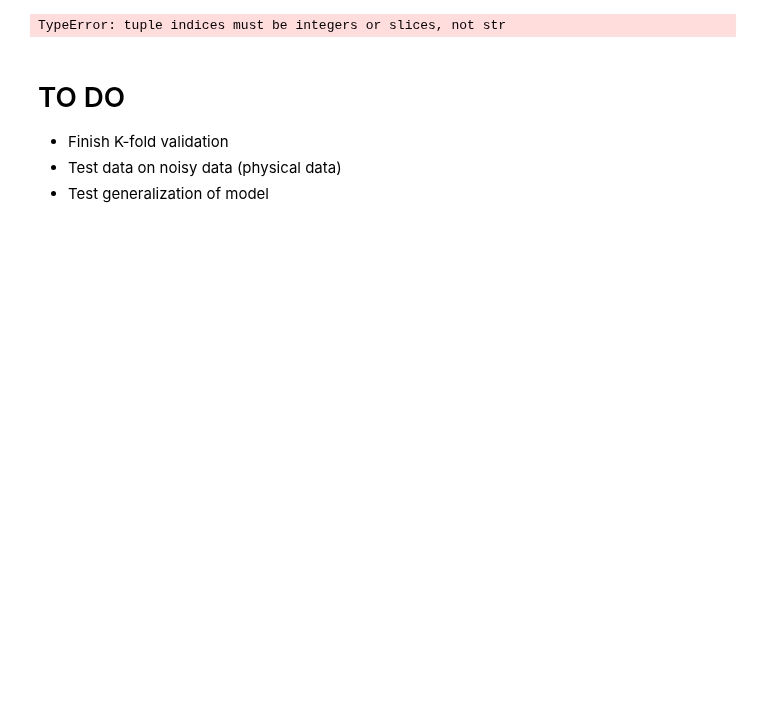
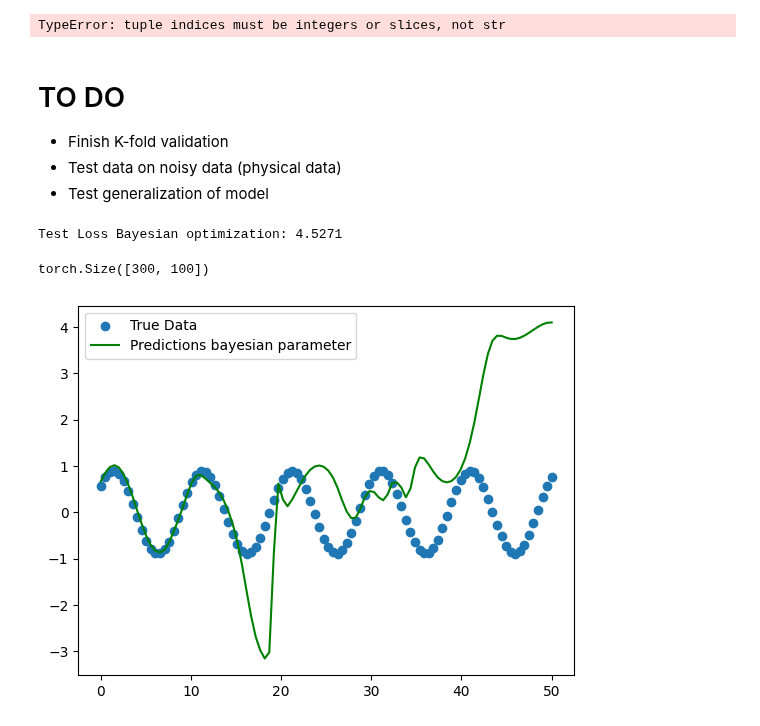
Before and after one commit to gvansan/Machine-learning-project, a Jupyter notebook: Harmonic Oscillator.ipynb, the cells around one changed output. Drawn from its saved outputs; the diff is of its cells as text; code cells hidden in the pictures; blank space fills up the shorter version.

Commit message:
generalization Harmonic Oscillator added

```diff
--- a/Harmonic Oscillator.ipynb
+++ b/Harmonic Oscillator.ipynb
@@ -393,3 +393,33 @@ TypeError: tuple indices must be integers or slices, not str
 - Finish K-fold validation
 - Test data on noisy data (physical data)
 - Test generalization of model
+# %%
+#Generalization
+train_generalization, validation_generalization, test_generalization = create_trainig_validation_test_set(harmonic_osc, (0, 50), 100, 1000, [0.5, 0.2, 0.3], "RK45", device=device, seed=0)
+# test dataset bayes
+model_optimized_bayes.eval()
+X = test_generalization["X"]
+y_exp_generalization = test_generalization["y_tensor"][0:, 0:, 0].to(device)
+y_pred_bayes_generalization = model_optimized_bayes(X).squeeze(-1)
+t = X[0:, 0:, 3]
+k = X[0:, 0:, 0]
+x_00 = X[0:, 0:, 1]
+x_01 = X[0:, 0:, 2]
+test_loss_bayes_generalization = loss_harmonic(y_pred_bayes_generalization, y_exp_generalization, x_00, x_01, t, k, N_f=100)
+print(f"Test Loss Bayesian optimization: {test_loss_bayes_generalization.item():.4f}")
+# %% [output]
+Test Loss Bayesian optimization: 4.5271
+# %%
+print(y_pred_bayes_generalization.shape)
+
+y_pred_bayes_generalization.to("cpu")
+test_generalization["t_tensor"].to("cpu")
+
+n = 30
+plt.scatter(test_generalization["t_tensor"][n], test_generalization["y_tensor"][n][0:, 0], label="True Data")
+plt.plot(test_generalization["t_tensor"][n], y_pred_bayes_generalization.cpu().detach()[n], color="green", label="Predictions bayesian parameter")
+plt.legend()
+plt.show()
+# %% [output]
+torch.Size([300, 100])
+[figure, added]
```
Also changed, not shown: parts of 8 cells of this notebook.
